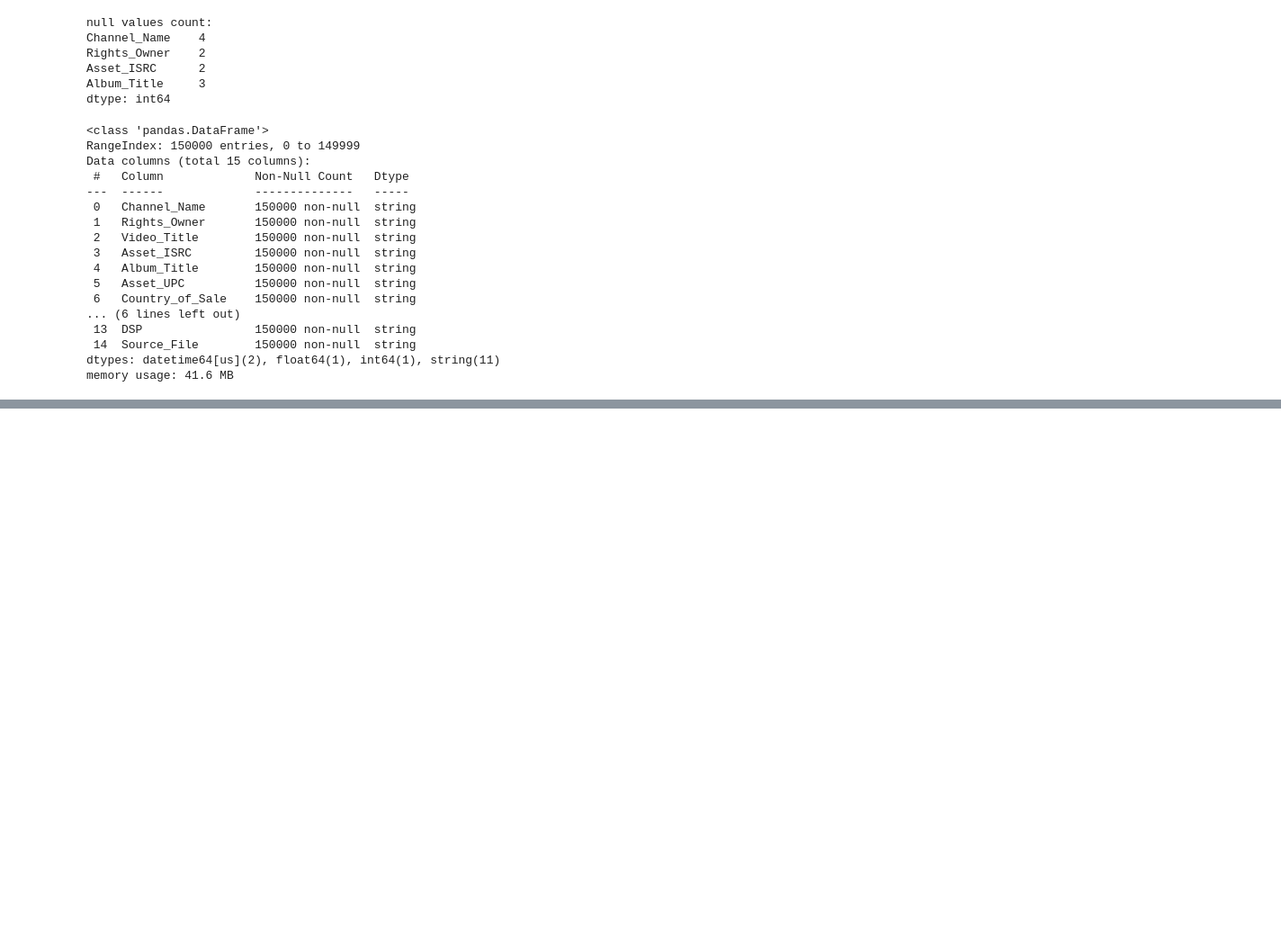
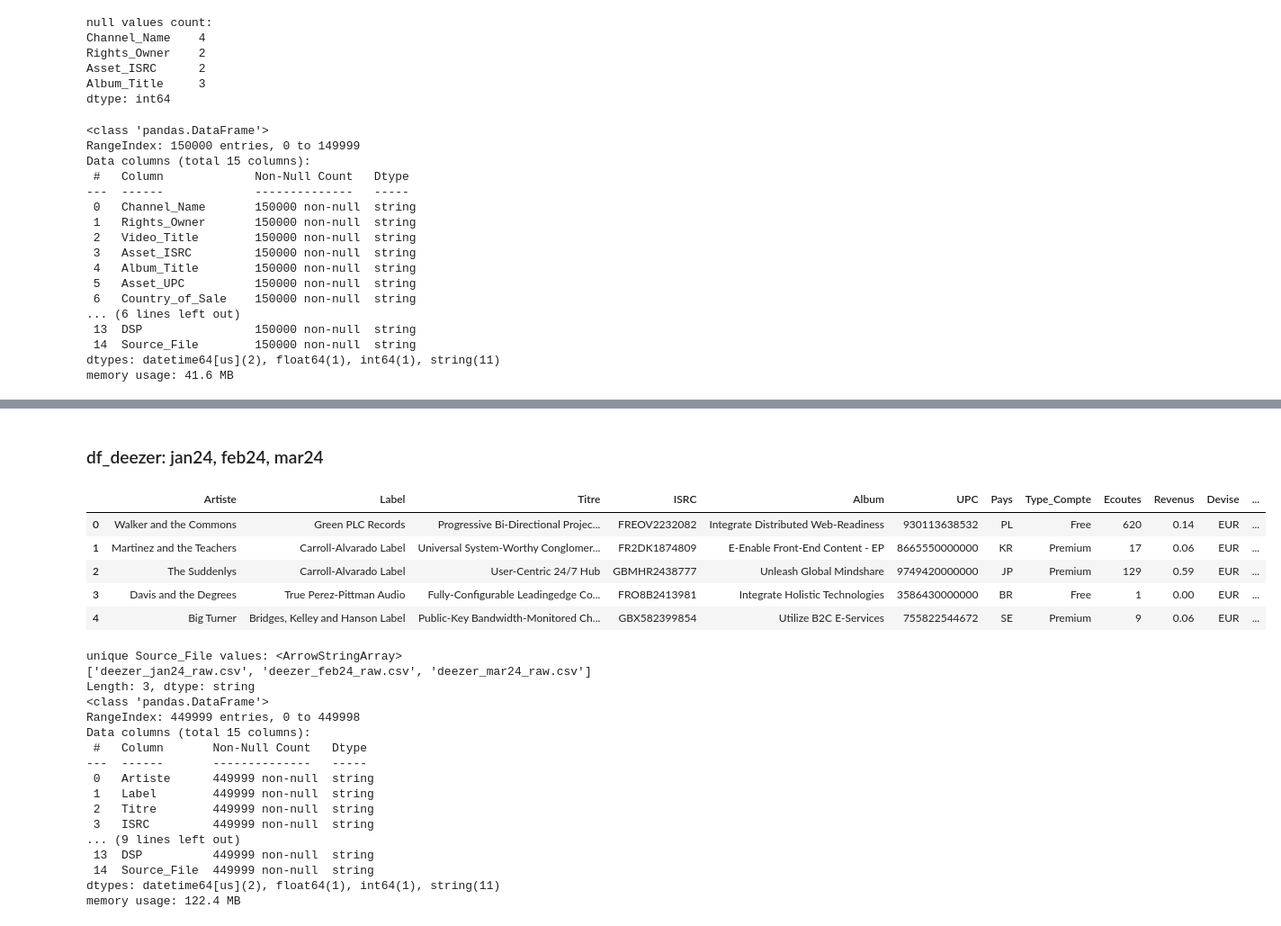
Before and after one commit to andreavecchi1996/royalty_data_quality_pipeline, a Jupyter notebook: royalty_data_quality_pipeline.ipynb, the cells around one changed output, grey strips where cells are left out. Shown at 90% size. Saved outputs shown, nothing was run; the diff lists cells and outputs as text; code cells hidden in the pictures; blank space fills up the shorter version.

```diff
--- a/royalty_data_quality_pipeline.ipynb
+++ b/royalty_data_quality_pipeline.ipynb
@@ -1243,7 +1252,7 @@ for col in ["Artiste", "Label", "Titre", "ISRC", "Album", "Pays", "Type_Compte",
     df[col] = df[col].astype("string").str.strip()
 
 # DSP and Source columns creation.
-df["DSP"] = "deezer"
+df["DSP"] = "Deezer"
 df["Source_File"] = "deezer_jan24_raw.csv"
 
 #-----------------------------------------------------------------------------
@@ -1381,7 +1390,7 @@ for col in ["Artiste", "Label", "Titre", "ISRC", "Album", "Pays", "Type_Compte",
     df[col] = df[col].astype("string").str.strip()
 
 # DSP and Source columns creation.
-df["DSP"] = "deezer"
+df["DSP"] = "Deezer"
 df["Source_File"] = "deezer_feb24_raw.csv"
 
 #-----------------------------------------------------------------------------
@@ -1537,7 +1546,7 @@ for col in ["Artiste", "Label", "Titre", "ISRC", "Album", "Pays", "Type_Compte",
     df[col] = df[col].astype("string").str.strip()
 
 # DSP and Source columns creation.
-df["DSP"] = "deezer"
+df["DSP"] = "Deezer"
 df["Source_File"] = "deezer_mar24_raw.csv"
 
 # build a couple of reusable lookup objects from the master table
@@ -2717,0 +2706,37 @@ memory usage: 41.6 MB
+# %% [markdown]
+### df_deezer: jan24, feb24, mar24
+# %%
+# concatenate all the cleaned deezer tables (use the dataframes, not their names)
+df_deezer_clean = pd.concat(
+    [df_deezer_jan24_clean, df_deezer_feb24_clean, df_deezer_mar24_clean],
+    ignore_index=True
+)
+
+# peek at the first few rows, unique source files and infos
+display(df_deezer_clean.head(5))
+print("\nunique Source_File values:", df_deezer_clean['Source_File'].unique())
+df_deezer_clean.info()
+# %% [output]
+|  | Artiste | Label | Titre | ISRC | Album | UPC | Pays | Type_Compte | Ecoutes | Revenus | Devise | ... |
+| 0 | Walker and the Commons | Green PLC Records | Progressive Bi-Directional Projec... | FREOV2232082 | Integrate Distributed Web-Readiness | 930113638532 | PL | Free | 620 | 0.14 | EUR | ... |
+| 1 | Martinez and the Teachers | Carroll-Alvarado Label | Universal System-Worthy Conglomer... | FR2DK1874809 | E-Enable Front-End Content - EP | 8665550000000 | KR | Premium | 17 | 0.06 | EUR | ... |
+| 2 | The Suddenlys | Carroll-Alvarado Label | User-Centric 24/7 Hub | GBMHR2438777 | Unleash Global Mindshare | 9749420000000 | JP | Premium | 129 | 0.59 | EUR | ... |
+| 3 | Davis and the Degrees | True Perez-Pittman Audio | Fully-Configurable Leadingedge Co... | FRO8B2413981 | Integrate Holistic Technologies | 3586430000000 | BR | Free | 1 | 0.00 | EUR | ... |
+| 4 | Big Turner | Bridges, Kelley and Hanson Label | Public-Key Bandwidth-Monitored Ch... | GBX582399854 | Utilize B2C E-Services | 755822544672 | SE | Premium | 9 | 0.06 | EUR | ... |
+unique Source_File values: <ArrowStringArray>
+['deezer_jan24_raw.csv', 'deezer_feb24_raw.csv', 'deezer_mar24_raw.csv']
+Length: 3, dtype: string
+<class 'pandas.DataFrame'>
+RangeIndex: 449999 entries, 0 to 449998
+Data columns (total 15 columns):
+ #   Column       Non-Null Count   Dtype
+---  ------       --------------   -----
+ 0   Artiste      449999 non-null  string
+ 1   Label        449999 non-null  string
+ 2   Titre        449999 non-null  string
+ 3   ISRC         449999 non-null  string
+... (9 lines left out)
+ 13  DSP          449999 non-null  string
+ 14  Source_File  449999 non-null  string
+dtypes: datetime64[us](2), float64(1), int64(1), string(11)
+memory usage: 122.4 MB
```
Also changed, not shown: parts of 21 cells of this notebook, 1 other file.
